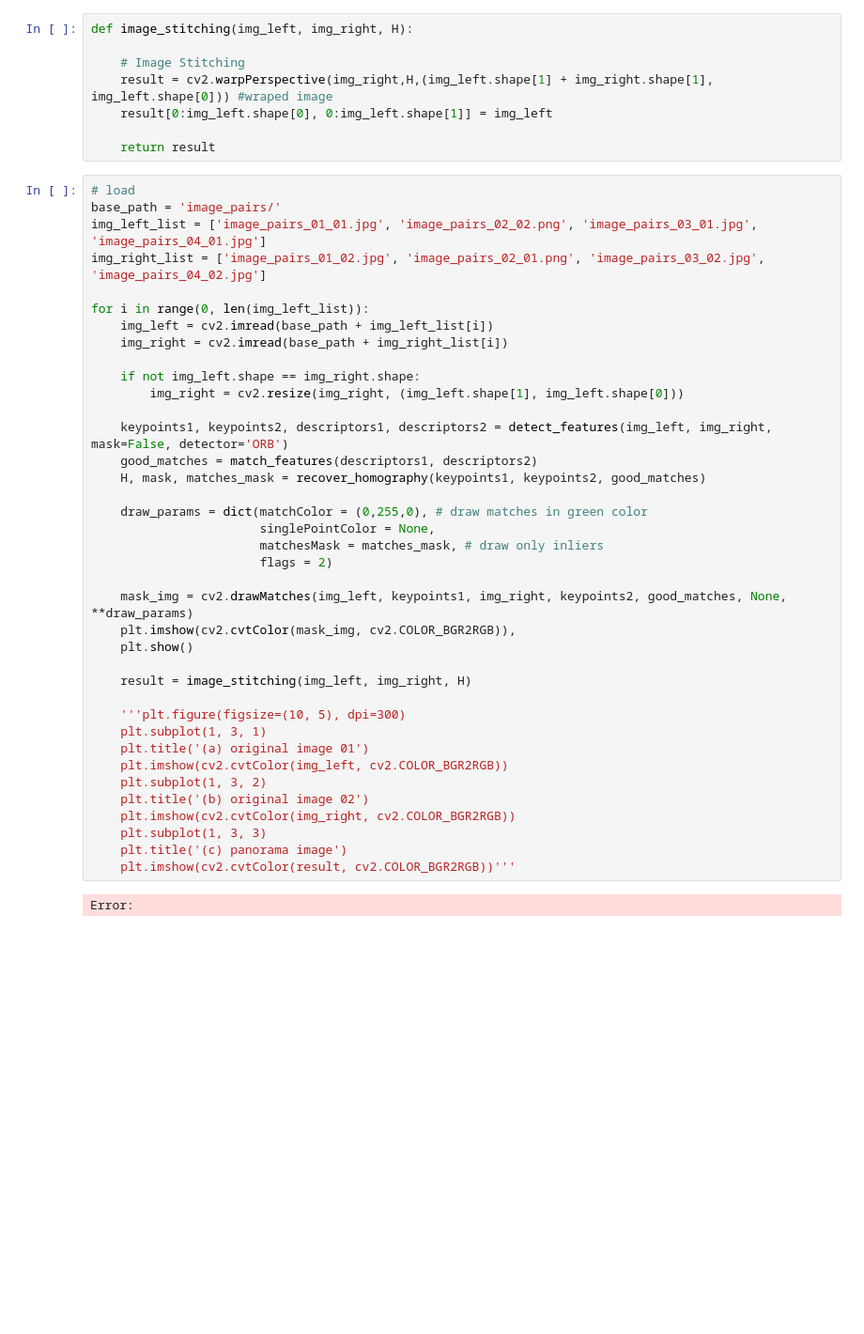
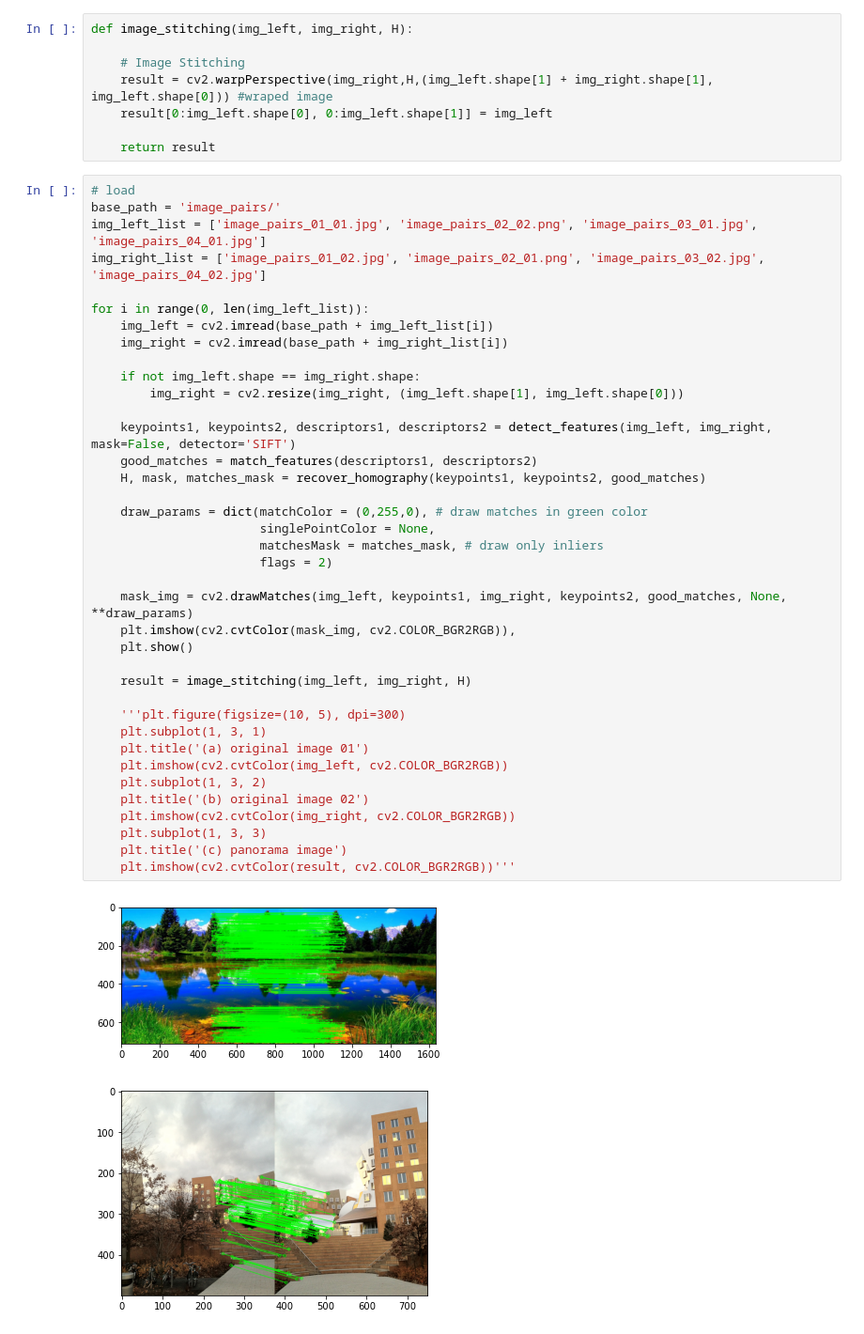
Before and after one commit to Thumbby/AI6121_CV, a Jupyter notebook: assignment_2/assign_2.ipynb, the cells around one changed output. Shown at 94% size. Saved outputs shown, nothing was run; the diff lists cells and outputs as text; blank space fills up the shorter version.

Commit message:
old&new matches plot

```diff
--- a/assignment_2/assign_2.ipynb
+++ b/assignment_2/assign_2.ipynb
@@ -95,32 +96,33 @@ for i in range(0, len(img_left_list)):
     img_right = cv2.imread(base_path + img_right_list[i])
 
     if not img_left.shape == img_right.shape:
         img_right = cv2.resize(img_right, (img_left.shape[1], img_left.shape[0]))
 
-    keypoints1, keypoints2, descriptors1, descriptors2 = detect_features(img_left, img_right, mask=False, detector='ORB')
+    keypoints1, keypoints2, descriptors1, descriptors2 = detect_features(img_left, img_right, mask=False, detector='SIFT')
     good_matches = match_features(descriptors1, descriptors2)
     H, mask, matches_mask = recover_homography(keypoints1, keypoints2, good_matches)
 
     draw_params = dict(matchColor = (0,255,0), # draw matches in green color
                        singlePointColor = None,
                        matchesMask = matches_mask, # draw only inliers
                        flags = 2)
 
     mask_img = cv2.drawMatches(img_left, keypoints1, img_right, keypoints2, good_matches, None, **draw_params)
     plt.imshow(cv2.cvtColor(mask_img, cv2.COLOR_BGR2RGB)),
     plt.show()
 
     result = image_stitching(img_left, img_right, H)
 
     '''plt.figure(figsize=(10, 5), dpi=300)
     plt.subplot(1, 3, 1)
     plt.title('(a) original image 01')
     plt.imshow(cv2.cvtColor(img_left, cv2.COLOR_BGR2RGB))
     plt.subplot(1, 3, 2)
     plt.title('(b) original image 02')
     plt.imshow(cv2.cvtColor(img_right, cv2.COLOR_BGR2RGB))
     plt.subplot(1, 3, 3)
     plt.title('(c) panorama image')
     plt.imshow(cv2.cvtColor(result, cv2.COLOR_BGR2RGB))'''
 # %% [output]
-Error:
+[figure, added]
+[figure, added]
```
Also changed, not shown: parts of 4 cells of this notebook.
